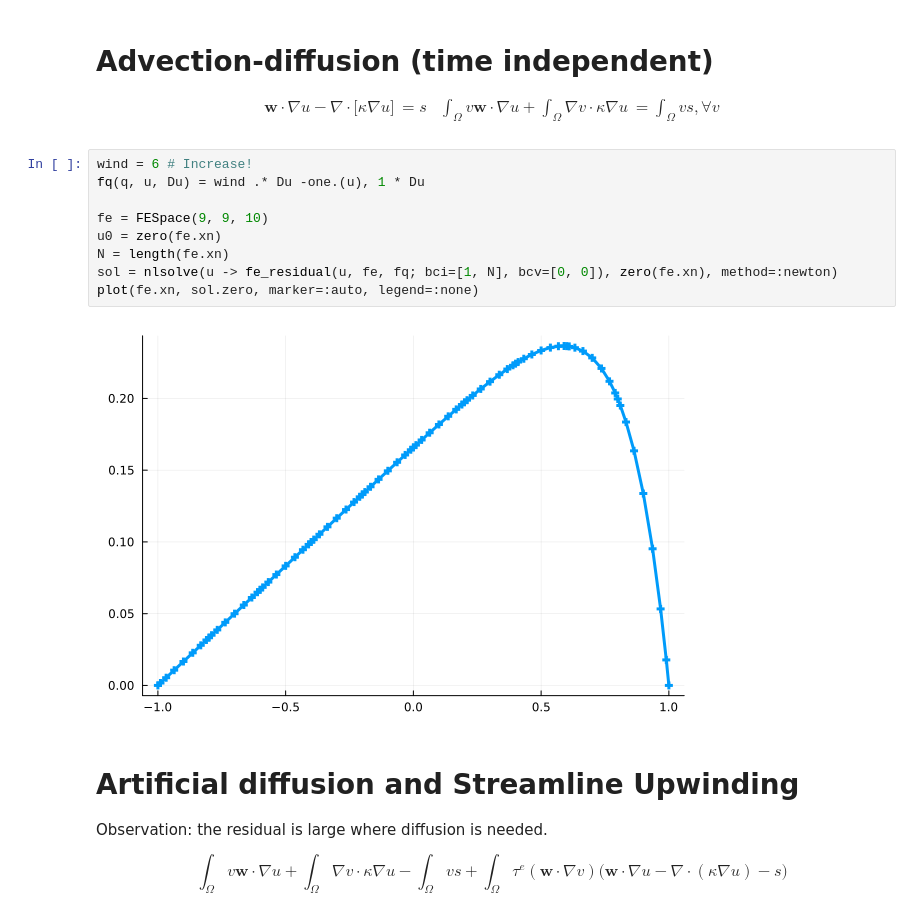
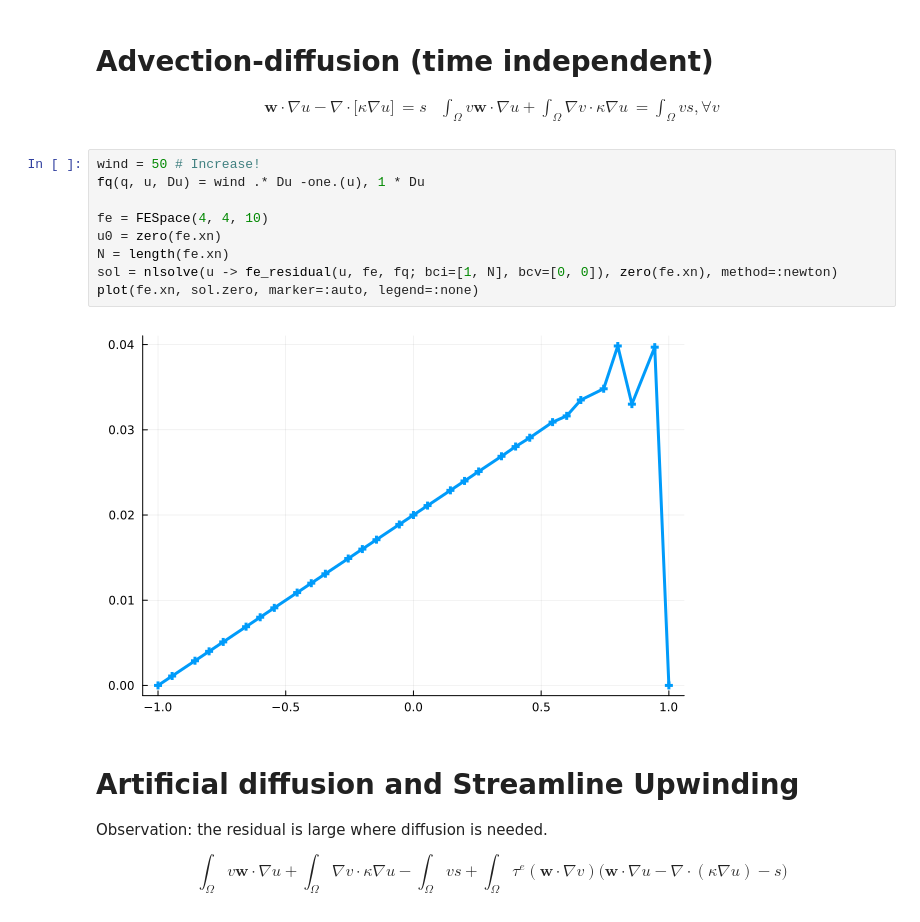
Before and after one commit to cu-numpde/spring26, a Jupyter notebook: slides/2026-03-23-fem.ipynb, the cells around one changed output. Drawn from its saved outputs; the diff is of its cells as text.

```diff
--- a/slides/2026-03-23-fem.ipynb
+++ b/slides/2026-03-23-fem.ipynb
@@ -314,16 +318,16 @@ scatter([real.(e1) real.(e2)], [imag.(e1) imag.(e2)])
 \mathbf w \cdot \nabla u - \nabla\cdot\big[ \kappa \nabla u \big] &= s & \int_\Omega v \mathbf w \cdot \nabla u + \int_\Omega \nabla v \cdot \kappa \nabla u  &= \int_\Omega v s, \forall v
 \end{align}
 # %%
-wind = 6 # Increase!
+wind = 50 # Increase!
 fq(q, u, Du) = wind .* Du -one.(u), 1 * Du
 
-fe = FESpace(9, 9, 10)
+fe = FESpace(4, 4, 10)
 u0 = zero(fe.xn)
 N = length(fe.xn)
 sol = nlsolve(u -> fe_residual(u, fe, fq; bci=[1, N], bcv=[0, 0]), zero(fe.xn), method=:newton)
 plot(fe.xn, sol.zero, marker=:auto, legend=:none)
 # %% [output]
-[figure, old version]
+[figure, new version]
 # %% [markdown]
 # Artificial diffusion and Streamline Upwinding
 
```
Also changed, not shown: parts of 6 cells of this notebook, 5 other files.
